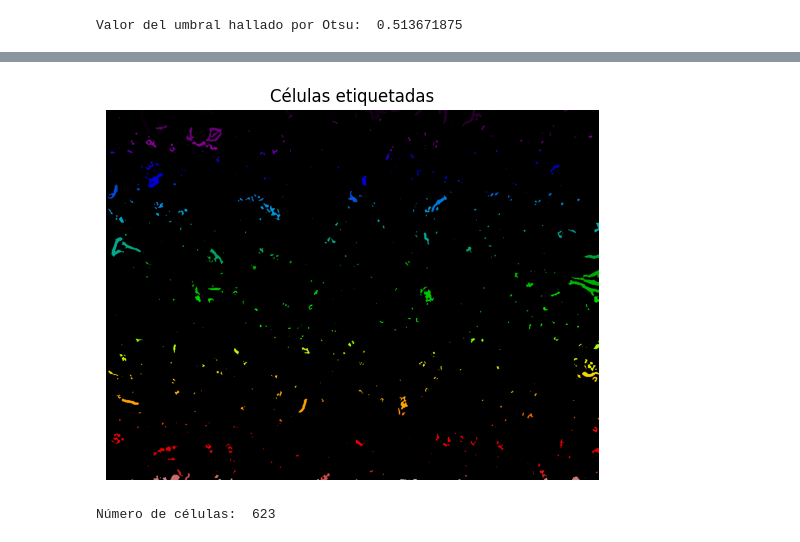
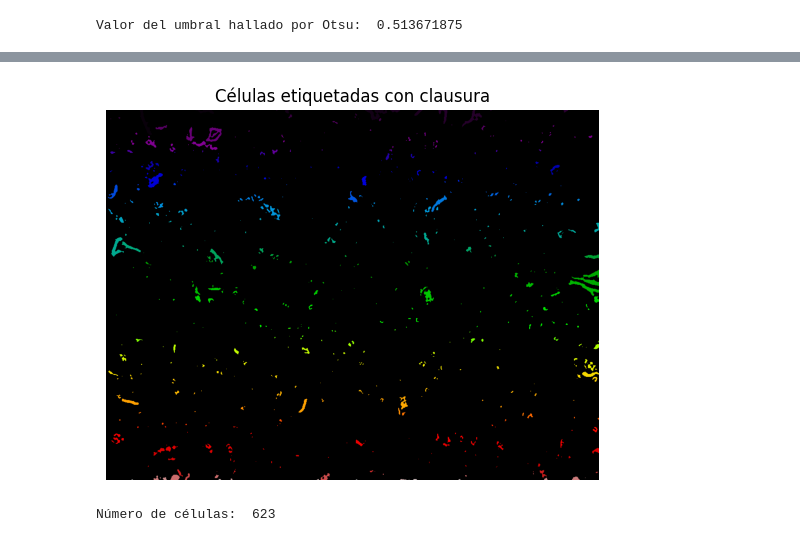
Before and after one commit to diazveraserrano-boop/Procesamiento-de-Imagen, a Jupyter notebook: Imagen2.ipynb, the cells around one changed output, grey strips where cells are left out. Saved outputs shown, nothing was run; the diff lists cells and outputs as text; code cells hidden in the pictures.

```diff
--- a/Imagen2.ipynb
+++ b/Imagen2.ipynb
@@ -92,9 +117,9 @@ plt.subplot(1,3,2); plt.imshow(binary_otsu, cmap='gray'); plt.title('Binaria Ots
 # %%
 labels = measure.label(mask)                                      # Etiquetar regiones conectadas
 count = len(measure.regionprops(labels))                          # Contar regiones (células)print(f"Número estimado de células: {count}")                     # Mostrar conteo
 
-plt.imshow(labels, cmap='nipy_spectral'); plt.axis('off'); plt.title('Células etiquetadas'); plt.show()
+plt.imshow(labels, cmap='nipy_spectral'); plt.axis('off'); plt.title('Células etiquetadas con clausura'); plt.show()
 print("Número de células: ", count)
 # %% [output]
-[figure, old version]
+[figure, new version]
 Número de células:  623
```
Also changed, not shown: parts of 5 cells of this notebook.
